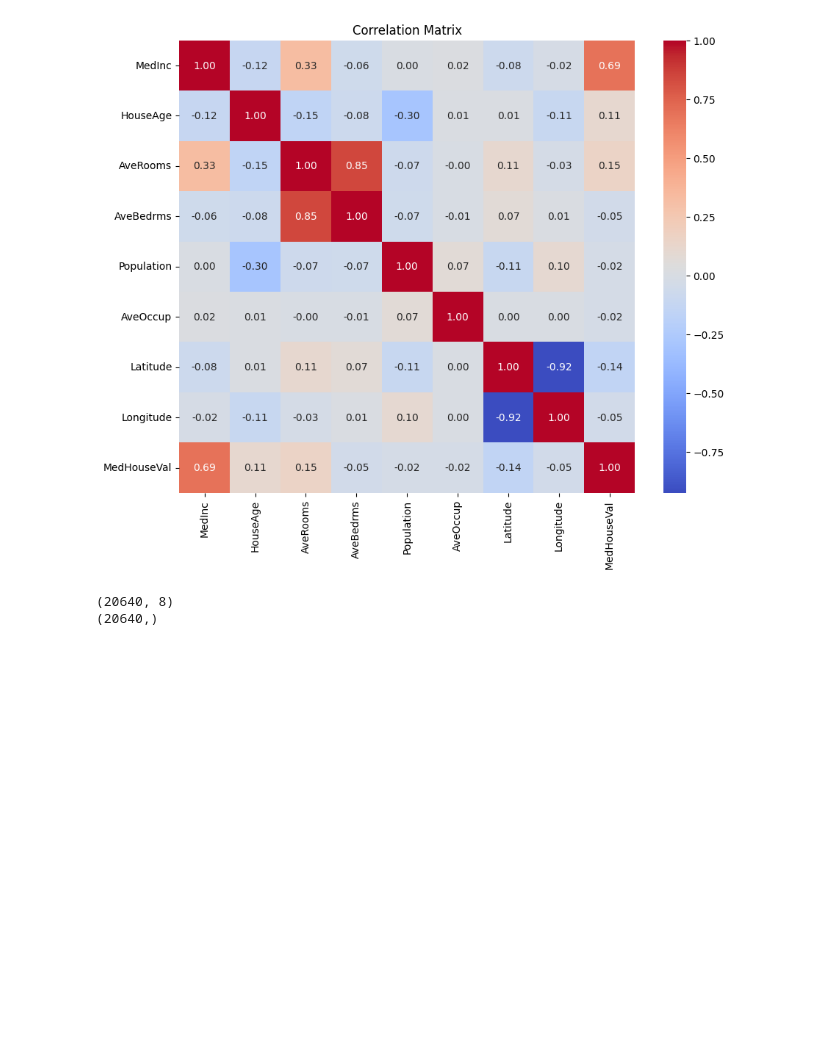
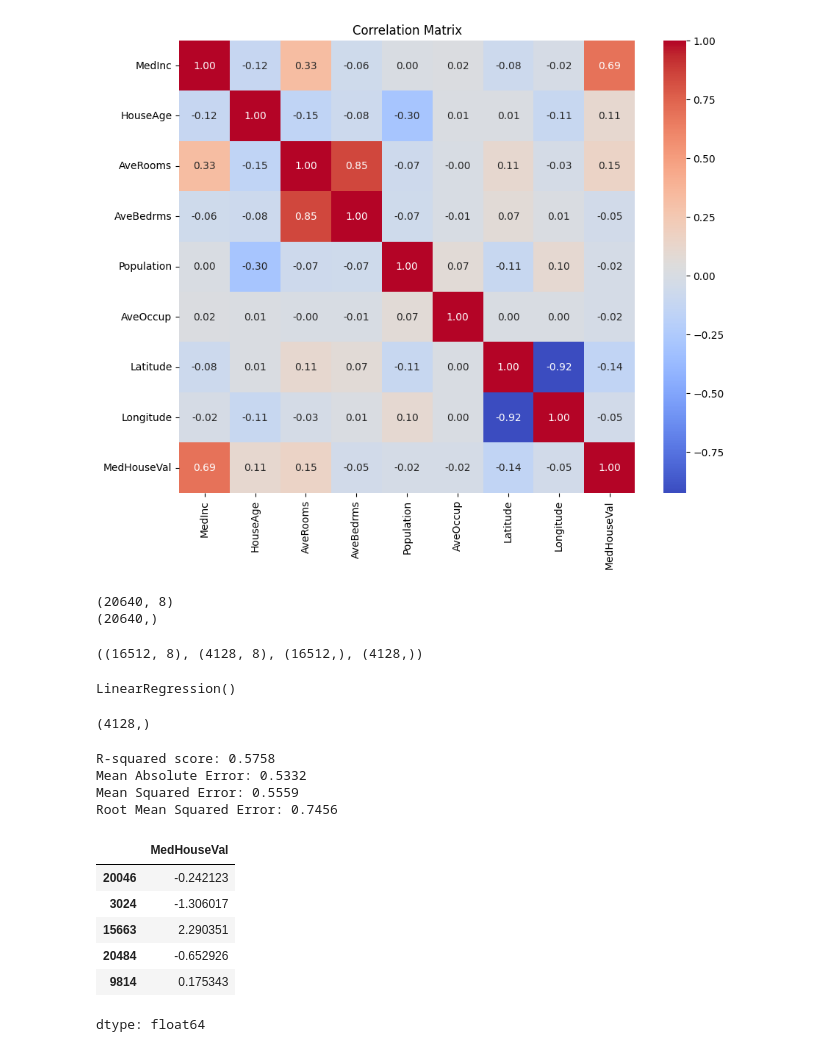
Before and after one commit to mim-1999/california-housing-regression, a Jupyter notebook: notebooks/01_eda_and_regression.ipynb, the cells around one changed output. Cells and saved outputs as stored; diff of their text form; code cells hidden in the pictures; blank space fills up the shorter version.

```diff
--- a/notebooks/01_eda_and_regression.ipynb
+++ b/notebooks/01_eda_and_regression.ipynb
@@ -165,0 +170,10 @@ print(y.shape)
+# %%
+X_train.shape, X_test.shape, y_train.shape, y_test.shape
+# %% [output]
+((16512, 8), (4128, 8), (16512,), (4128,))
+# %%
+from sklearn.linear_model import LinearRegression
+model= LinearRegression()
+model.fit(X_train, y_train)
+# %% [output]
+LinearRegression()
@@ -165,0 +182,34 @@ print(y.shape)
+# %%
+y_pred.shape
+# %% [output]
+(4128,)
+# %%
+from sklearn.metrics import r2_score, mean_absolute_error, mean_squared_error
+
+r2 = r2_score(y_test, y_pred)
+print(f"R-squared score: {r2:.4f}")
+
+mae = mean_absolute_error(y_test, y_pred)
+print(f"Mean Absolute Error: {mae:.4f}")
+
+mse = mean_squared_error(y_test, y_pred)
+print(f"Mean Squared Error: {mse:.4f}")
+
+rmse = np.sqrt(mse)
+print(f"Root Mean Squared Error: {rmse:.4f}")
+# %% [output]
+R-squared score: 0.5758
+Mean Absolute Error: 0.5332
+Mean Squared Error: 0.5559
+Root Mean Squared Error: 0.7456
+# %%
+residuals = y_test - y_pred
+residuals.head()
+# %% [output]
+|  | MedHouseVal |
+| 20046 | -0.242123 |
+| 3024 | -1.306017 |
+| 15663 | 2.290351 |
+| 20484 | -0.652926 |
+| 9814 | 0.175343 |
+dtype: float64
```
Also changed, not shown: parts of 4 cells of this notebook.
